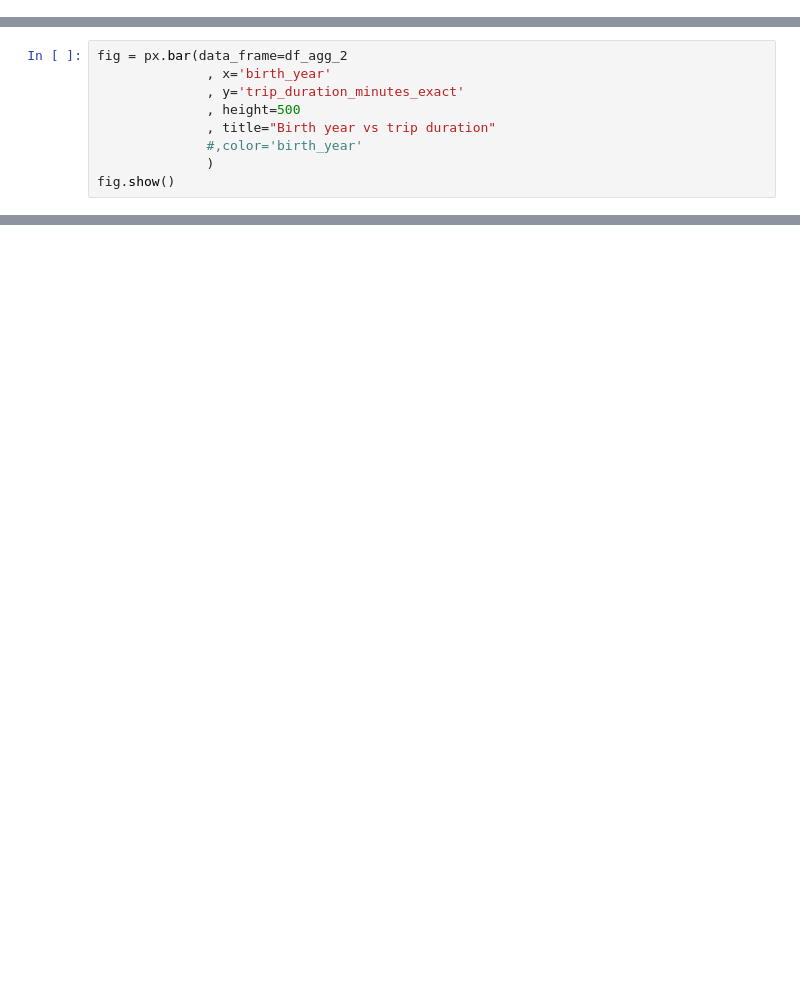
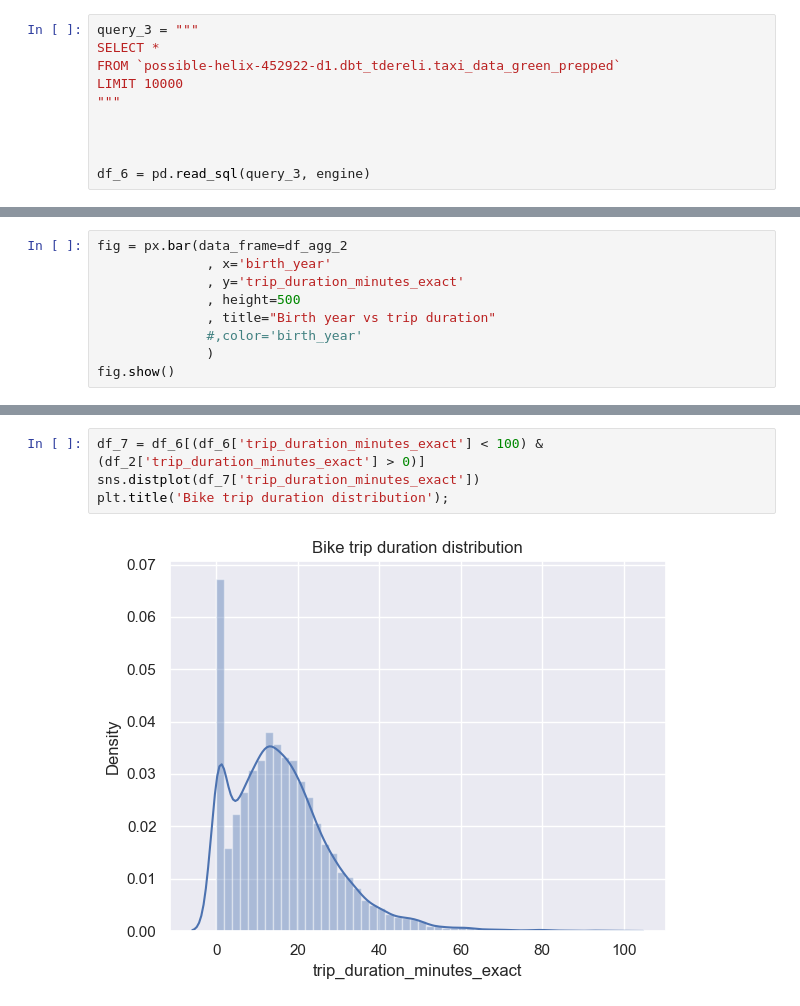
Before and after one commit to tanzhu91/Data_pipeline_dbt_bigquerry, a Jupyter notebook: analyses/EDA.ipynb, the cells around one changed output, grey strips where cells are left out. Saved outputs shown, nothing was run; the diff lists cells and outputs as text; blank space fills up the shorter version.

```diff
--- a/analyses/EDA.ipynb
+++ b/analyses/EDA.ipynb
@@ -38,6 +38,16 @@ LIMIT 10000
 
 
 df_2 = pd.read_sql(query_2, engine)
+# %%
+query_3 = """
+SELECT *
+FROM `possible-helix-452922-d1.dbt_tdereli.taxi_data_green_prepped`
+LIMIT 10000
+"""
+
+
+
+df_6 = pd.read_sql(query_3, engine)
 # %%
 df.head()
 # %% [output]
@@ -357,0 +379,6 @@ plt.show()
+# %%
+df_7 = df_6[(df_6['trip_duration_minutes_exact'] < 100) & (df_2['trip_duration_minutes_exact'] > 0)]
+sns.distplot(df_7['trip_duration_minutes_exact'])
+plt.title('Bike trip duration distribution');
+# %% [output]
+[figure, added]
```
Also changed, not shown: parts of 24 cells of this notebook.
